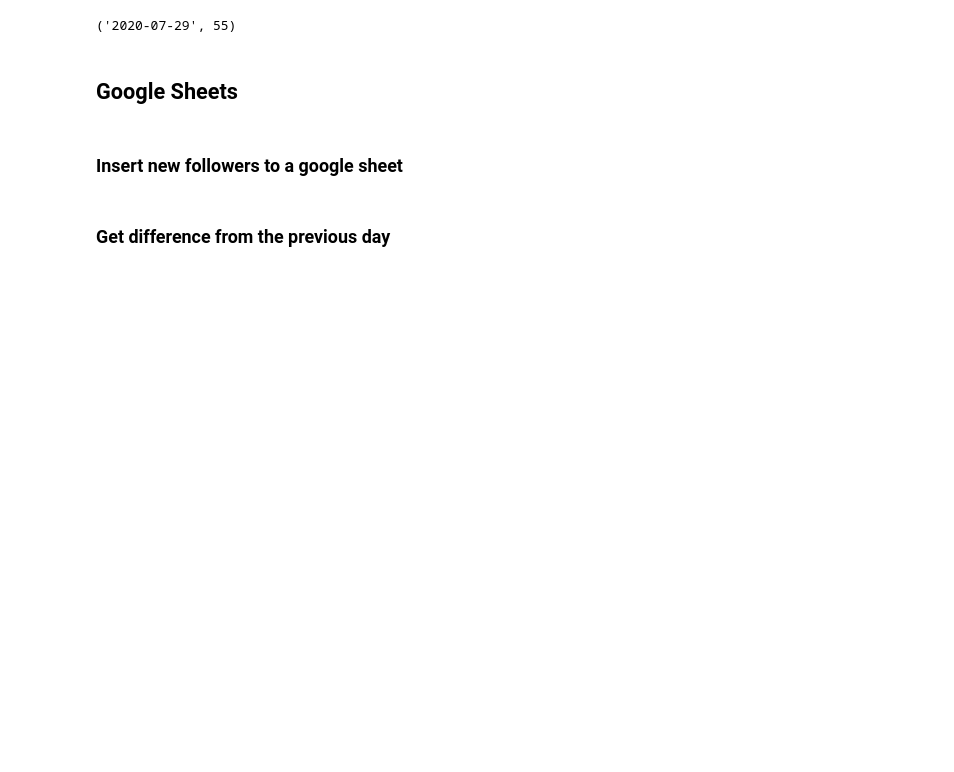
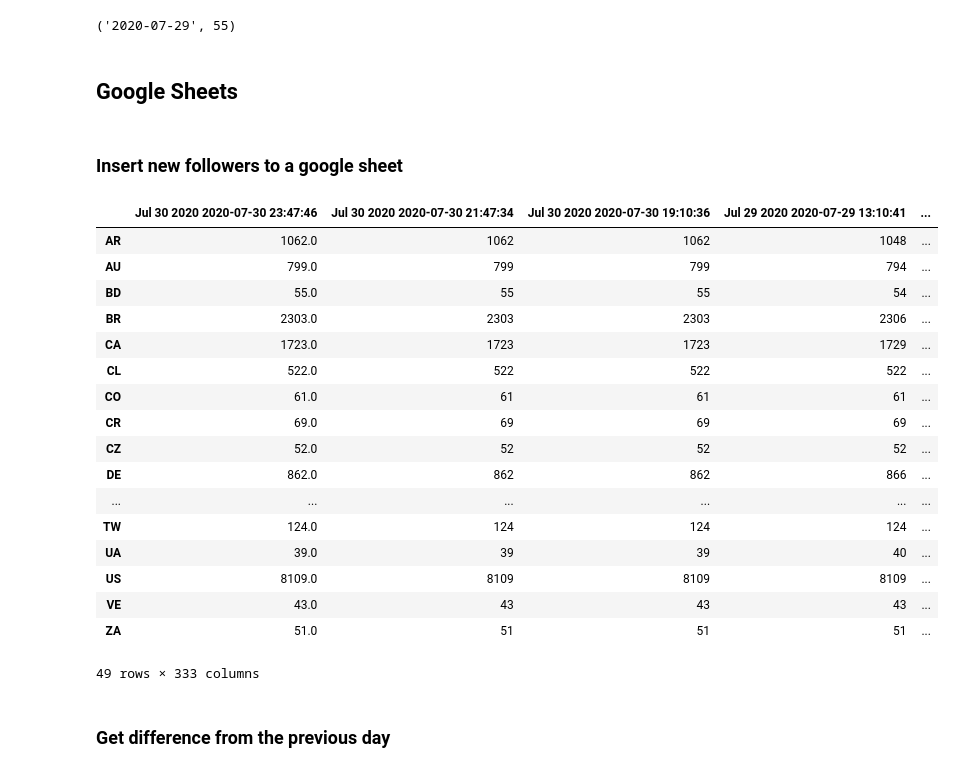
Before and after one commit to manycoding/tomorrowswig_followers, a Jupyter notebook: 01_followers.ipynb, the cells around one changed output. Cells and saved outputs as stored; diff of their text form; code cells hidden in the pictures; blank space fills up the shorter version.

```diff
--- a/01_followers.ipynb
+++ b/01_followers.ipynb
@@ -165,0 +164,21 @@ df = df.fillna(0).astype(int)
+# %%
+df
+# %% [output]
+|  | Jul 30 2020 2020-07-30 23:47:46 | Jul 30 2020 2020-07-30 21:47:34 | Jul 30 2020 2020-07-30 19:10:36 | Jul 29 2020 2020-07-29 13:10:41 | ... |
+| AR | 1062.0 | 1062 | 1062 | 1048 | ... |
+| AU | 799.0 | 799 | 799 | 794 | ... |
+| BD | 55.0 | 55 | 55 | 54 | ... |
+| BR | 2303.0 | 2303 | 2303 | 2306 | ... |
+| CA | 1723.0 | 1723 | 1723 | 1729 | ... |
+| CL | 522.0 | 522 | 522 | 522 | ... |
+| CO | 61.0 | 61 | 61 | 61 | ... |
+| CR | 69.0 | 69 | 69 | 69 | ... |
+| CZ | 52.0 | 52 | 52 | 52 | ... |
+| DE | 862.0 | 862 | 862 | 866 | ... |
+| ... | ... | ... | ... | ... | ... |
+| TW | 124.0 | 124 | 124 | 124 | ... |
+| UA | 39.0 | 39 | 39 | 40 | ... |
+| US | 8109.0 | 8109 | 8109 | 8109 | ... |
+| VE | 43.0 | 43 | 43 | 43 | ... |
+| ZA | 51.0 | 51 | 51 | 51 | ... |
+49 rows × 333 columns
```
Also changed, not shown: parts of 7 cells of this notebook, 3 other files.
